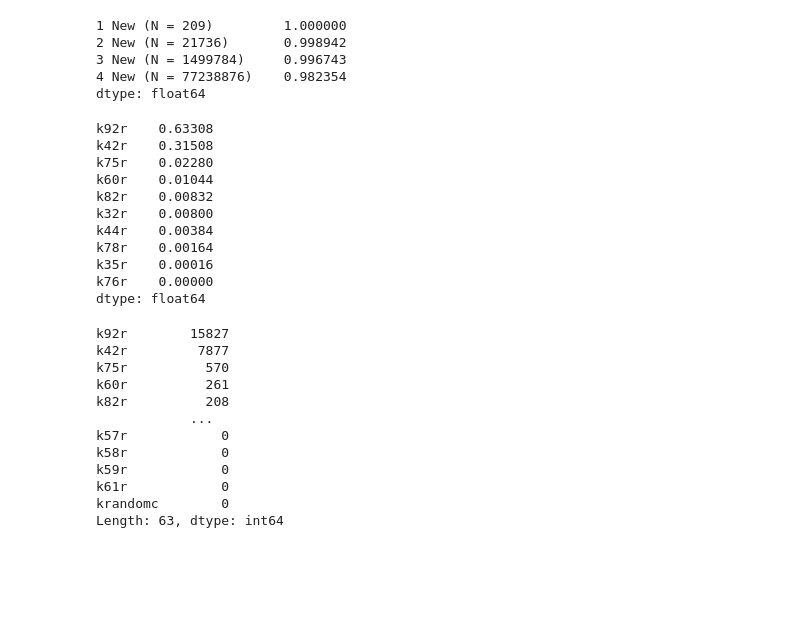
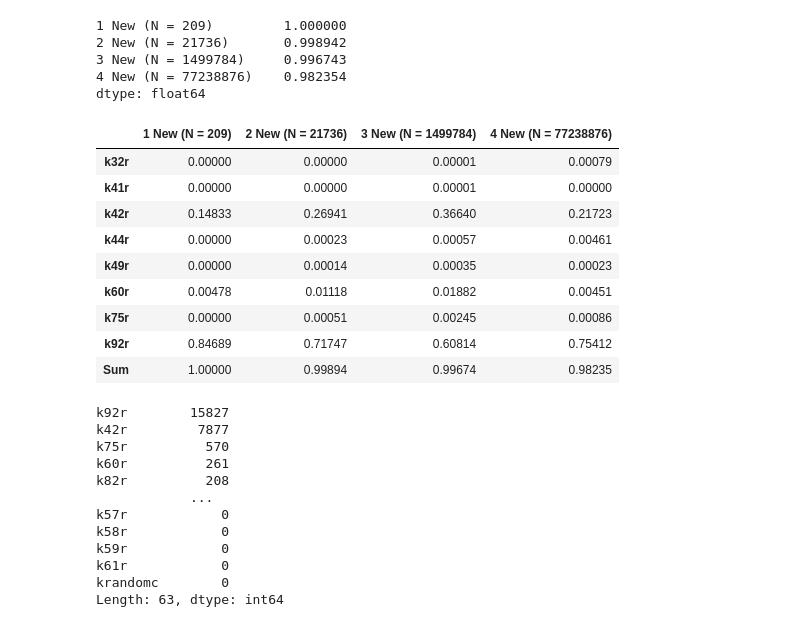
Before and after one commit to Axelrod-Python/revisiting-axelrod-second, a Jupyter notebook: src/Extra_invitations.ipynb, the cells around one changed output. Drawn from its saved outputs; the diff is of its cells as text; code cells hidden in the pictures; blank space fills up the shorter version.

```diff
--- a/src/Extra_invitations.ipynb
+++ b/src/Extra_invitations.ipynb
@@ -201,37 +201,30 @@ alternate_winners_proportion_df.tail(8).fillna(0).sum(axis=0)
 3 New (N = 1499784)     0.996743
 4 New (N = 77238876)    0.982354
 dtype: float64
-# %%
-ranked_df = original_tournament_scores.rank(axis=1, method="min", ascending=False)
-
-no_addition = ranked_df[ranked_df == 1].count().sort_values(ascending=False).head(10) / original_tournament_scores.count()['k31r']
-
-no_addition
-# %% [output]
-k92r    0.63308
-k42r    0.31508
-k75r    0.02280
-k60r    0.01044
-k82r    0.00832
-k32r    0.00800
-k44r    0.00384
-k78r    0.00164
-k35r    0.00016
-k76r    0.00000
-dtype: float64
 # %%
-table = alternate_winners_proportion_df.tail(8).fillna(0).copy()
-
-values = [no_addition.get(i, 0) for i in table.index]
-table.insert(loc=0, column="0 New (N = 1)", value=values)
+table = alternate_winners_proportion_df.fillna(0).copy()
+table = table[table.index.isin(characteristics.keys())]
 
 table.loc["Sum"] = table.sum(axis=0, numeric_only=True)
-table = table.round(3)
+table = table.round(5)
 
 table.index = [add_superscript_to_name(i) if i != "Sum" else i for i in table.index]
 
 with open("../assets/extra_strategies_summary.tex", "w") as f:
     f.write(table.to_latex(float_format="%.3f"))
+
+table
+# %% [output]
+|  | 1 New (N = 209) | 2 New (N = 21736) | 3 New (N = 1499784) | 4 New (N = 77238876) |
+| k32r | 0.00000 | 0.00000 | 0.00001 | 0.00079 |
+| k41r | 0.00000 | 0.00000 | 0.00001 | 0.00000 |
+| k42r | 0.14833 | 0.26941 | 0.36640 | 0.21723 |
+| k44r | 0.00000 | 0.00023 | 0.00057 | 0.00461 |
+| k49r | 0.00000 | 0.00014 | 0.00035 | 0.00023 |
+| k60r | 0.00478 | 0.01118 | 0.01882 | 0.00451 |
+| k75r | 0.00000 | 0.00051 | 0.00245 | 0.00086 |
+| k92r | 0.84689 | 0.71747 | 0.60814 | 0.75412 |
+| Sum | 1.00000 | 0.99894 | 0.99674 | 0.98235 |
 # %%
 ranked_df[ranked_df == 1].count().sort_values(ascending=False)
 # %% [output]
```
Also changed, not shown: parts of 1 cell of this notebook, 14 other files.
